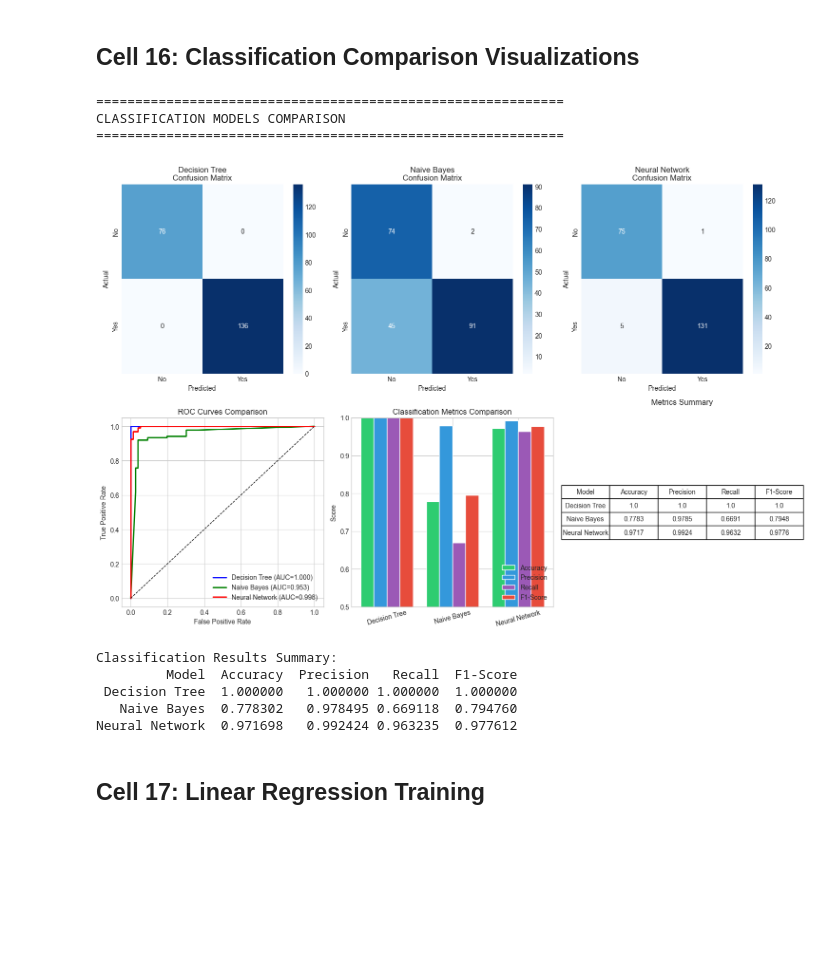
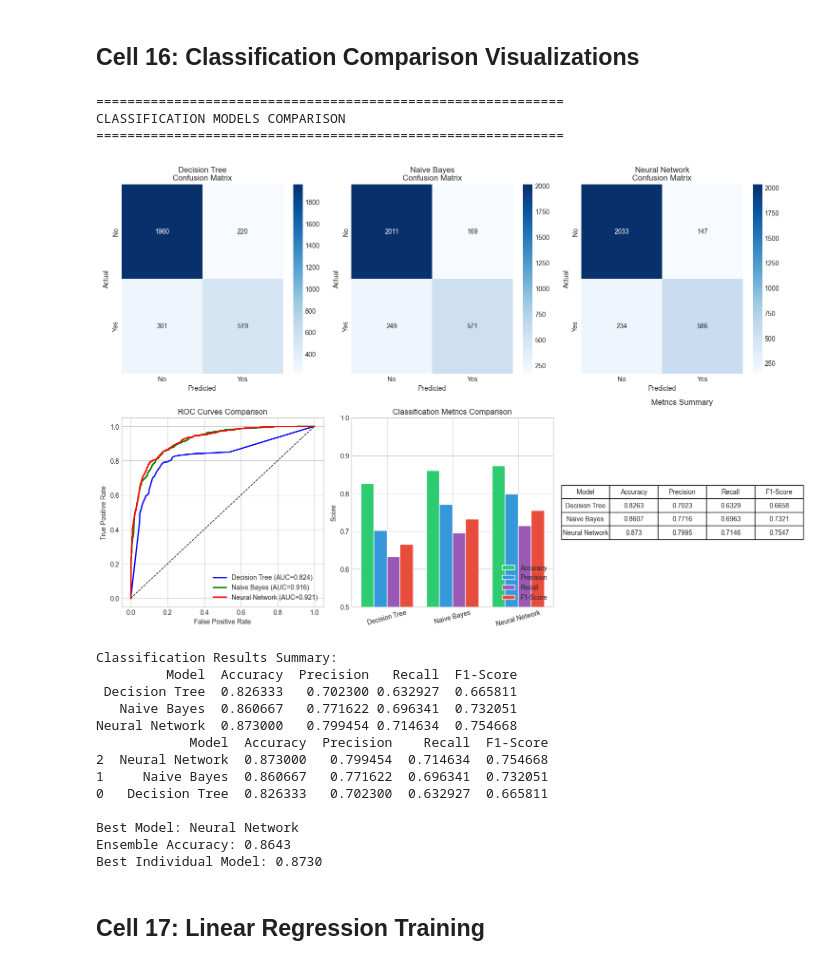
Before and after one commit to FortunExLV4/Social_Media_Addiction_vs_Relationships, a Jupyter notebook: Social_Media_Addiction_ML.ipynb, the cells around one changed output. Drawn from its saved outputs; the diff is of its cells as text; code cells hidden in the pictures; blank space fills up the shorter version.

```diff
--- a/Social_Media_Addiction_ML.ipynb
+++ b/Social_Media_Addiction_ML.ipynb
@@ -434,23 +493,30 @@ print("=" * 60)
 print("FEATURE SCALING (StandardScaler)")
 print("=" * 60)
 
+TARGET = 'Addicted_Score'
+
+# Numeric feature columns for X only (remove target if it sneaks in)
+numeric_cols_X = [c for c in numeric_cols if c != TARGET]
+
 # Scale classification data
+numeric_cols_in_Xoh = [c for c in numeric_cols_X if c in X_train_oh.columns]
 scaler_class = StandardScaler()
-X_train_oh[numeric_cols] = scaler_class.fit_transform(X_train_oh[numeric_cols])
-X_test_oh[numeric_cols] = scaler_class.transform(X_test_oh[numeric_cols])
+X_train_oh[numeric_cols_in_Xoh] = scaler_class.fit_transform(X_train_oh[numeric_cols_in_Xoh])
+X_test_oh[numeric_cols_in_Xoh]  = scaler_class.transform(X_test_oh[numeric_cols_in_Xoh])
 print("✓ Classification features scaled")
 
 # Scale regression data
+numeric_cols_in_Xreg = [c for c in numeric_cols_X if c in X_train_reg.columns]
 scaler_reg = StandardScaler()
-X_train_reg[numeric_cols] = scaler_reg.fit_transform(X_train_reg[numeric_cols])
-X_test_reg[numeric_cols] = scaler_reg.transform(X_test_reg[numeric_cols])
+X_train_reg[numeric_cols_in_Xreg] = scaler_reg.fit_transform(X_train_reg[numeric_cols_in_Xreg])
+X_test_reg[numeric_cols_in_Xreg]  = scaler_reg.transform(X_test_reg[numeric_cols_in_Xreg])
 print("✓ Regression features scaled")
 
 # Prepare K-Means data (numeric only, full dataset)
 kmeans_cols = ['Age', 'Avg_Daily_Usage_Hours', 'Sleep_Hours_Per_Night',
                'Mental_Health_Score', 'Conflicts_Over_Social_Media',
-               'Addicted_Score', 'Sleep_Deficit', 'Usage_Sleep_Ratio',
-               'Relationship_Strain', 'Addiction_Risk_Score']
+               'Addicted_Score', 'Sleep_Deficit', 'Digital_Life_Percentage','Escapism_Ratio',
+    'Toxic_Usage_Score']
 
 X_kmeans = df[kmeans_cols].copy()
 scaler_kmeans = StandardScaler()
@@ -760,39 +860,72 @@ ax_bar.set_xticklabels(metrics_df['Model'], rotation=15)
 ax_bar.set_ylabel('Score')
 ax_bar.set_title('Classification Metrics Comparison')
 ax_bar.legend(loc='lower right')
 ax_bar.set_ylim([0.5, 1.0])
 
 # Summary table
 axes[1, 2].axis('off')
 table_data = metrics_df.round(4).values.tolist()
 table = axes[1, 2].table(
     cellText=table_data,
     colLabels=metrics_df.columns,
     loc='center',
     cellLoc='center'
 )
 table.auto_set_font_size(False)
 table.set_fontsize(10)
 table.scale(1.2, 1.5)
 axes[1, 2].set_title('Metrics Summary', pad=20)
 
 plt.tight_layout()
 plt.savefig('visualizations/classification_comparison.png', dpi=150, bbox_inches='tight')
 plt.show()
 
 # Print summary
 print("\nClassification Results Summary:")
 print(metrics_df.to_string(index=False))
+# After running all models, you can create a comparison table
+import pandas as pd
+
+model_comparison = pd.DataFrame({
+    'Model': ['Decision Tree', 'Naive Bayes', 'Neural Network'],
+    'Accuracy': [dt_accuracy, nb_accuracy, nn_accuracy],
+    'Precision': [dt_precision, nb_precision, nn_precision],
+    'Recall': [dt_recall, nb_recall, nn_recall],
+    'F1-Score': [dt_f1, nb_f1, nn_f1]
+     # if you track this
+})
+
+print(model_comparison.sort_values('F1-Score', ascending=False))
+print(f"\nBest Model: {model_comparison.loc[model_comparison['F1-Score'].idxmax(), 'Model']}")
+# Simple voting ensemble (majority vote)
+from scipy import stats
+
+# Combine predictions
+all_predictions = np.array([y_pred_dt, y_pred_nb, y_pred_nn])
+ensemble_pred = stats.mode(all_predictions, axis=0)[0].flatten()
+
+# Evaluate ensemble
+ensemble_acc = accuracy_score(y_test_class, ensemble_pred)
+print(f"Ensemble Accuracy: {ensemble_acc:.4f}")
+print(f"Best Individual Model: {max(dt_accuracy, nb_accuracy, nn_accuracy):.4f}")
 # %% [output]
 ============================================================
 CLASSIFICATION MODELS COMPARISON
 ============================================================
-[figure, old version]
+[figure, new version]
 Classification Results Summary:
          Model  Accuracy  Precision   Recall  F1-Score
- Decision Tree  1.000000   1.000000 1.000000  1.000000
-   Naive Bayes  0.778302   0.978495 0.669118  0.794760
-Neural Network  0.971698   0.992424 0.963235  0.977612
+ Decision Tree  0.826333   0.702300 0.632927  0.665811
+   Naive Bayes  0.860667   0.771622 0.696341  0.732051
+Neural Network  0.873000   0.799454 0.714634  0.754668
+            Model  Accuracy  Precision    Recall  F1-Score
+2  Neural Network  0.873000   0.799454  0.714634  0.754668
+1     Naive Bayes  0.860667   0.771622  0.696341  0.732051
+0   Decision Tree  0.826333   0.702300  0.632927  0.665811
+
+Best Model: Neural Network
+Ensemble Accuracy: 0.8643
+Best Individual Model: 0.8730
 # %% [markdown]
 ## Cell 17: Linear Regression Training
 # %%
```
Also changed, not shown: parts of 19 cells of this notebook, 30 other files.
